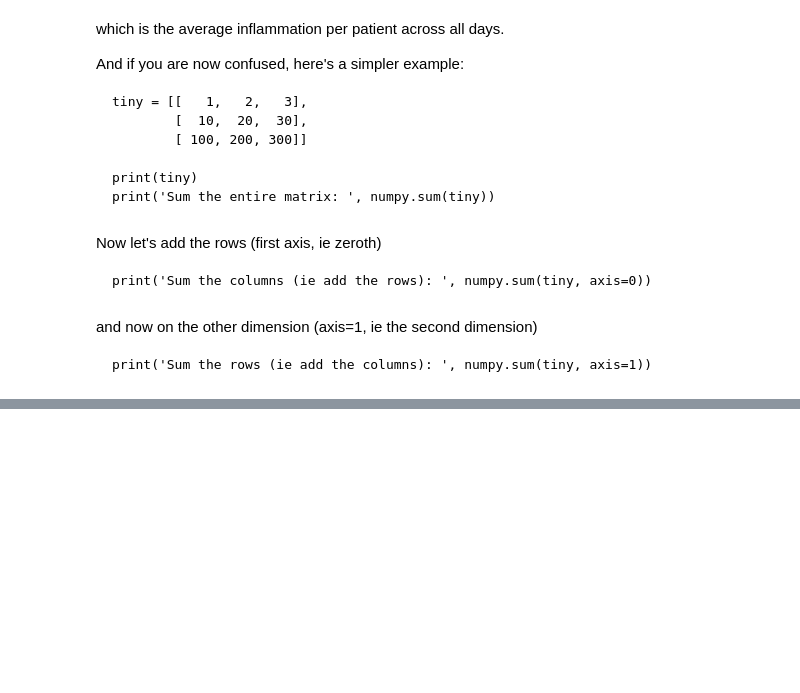
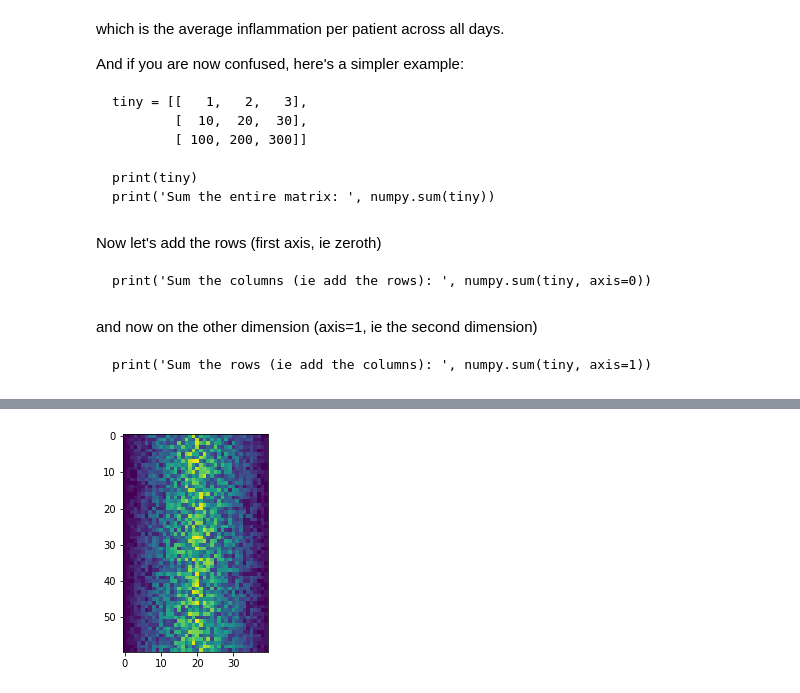
Before and after one commit to MQ-software-carpentry/2019-12-03-intro-to-python-workshop, a Jupyter notebook: lessons/python/ep1-introduction.ipynb, the cells around one changed output, grey strips where cells are left out. Cells and saved outputs as stored; diff of their text form; code cells hidden in the pictures; blank space fills up the shorter version.

````diff
--- a/lessons/python/ep1-introduction.ipynb
+++ b/lessons/python/ep1-introduction.ipynb
@@ -159,4 +173,6 @@ data = numpy.loadtxt(fname='inflammation-01.csv', delimiter=',')
 ```
+# %%
+data = numpy.loadtxt(fname='data/inflammation-01.csv', delimiter=',')
 # %% [markdown]
 This statement doesn’t produce any output because we’ve assigned the output to the variable `data`. If we want to check that the data has been loaded, we can print the variable’s value:
 
@@ -604,0 +422,4 @@ Using The Carpentries style version 9.5.3.
+# %%
+plot = matplotlib.pyplot.imshow(data)
+# %% [output]
+[figure, added]
````
Also changed, not shown: parts of 57 cells of this notebook, 1 other file.
